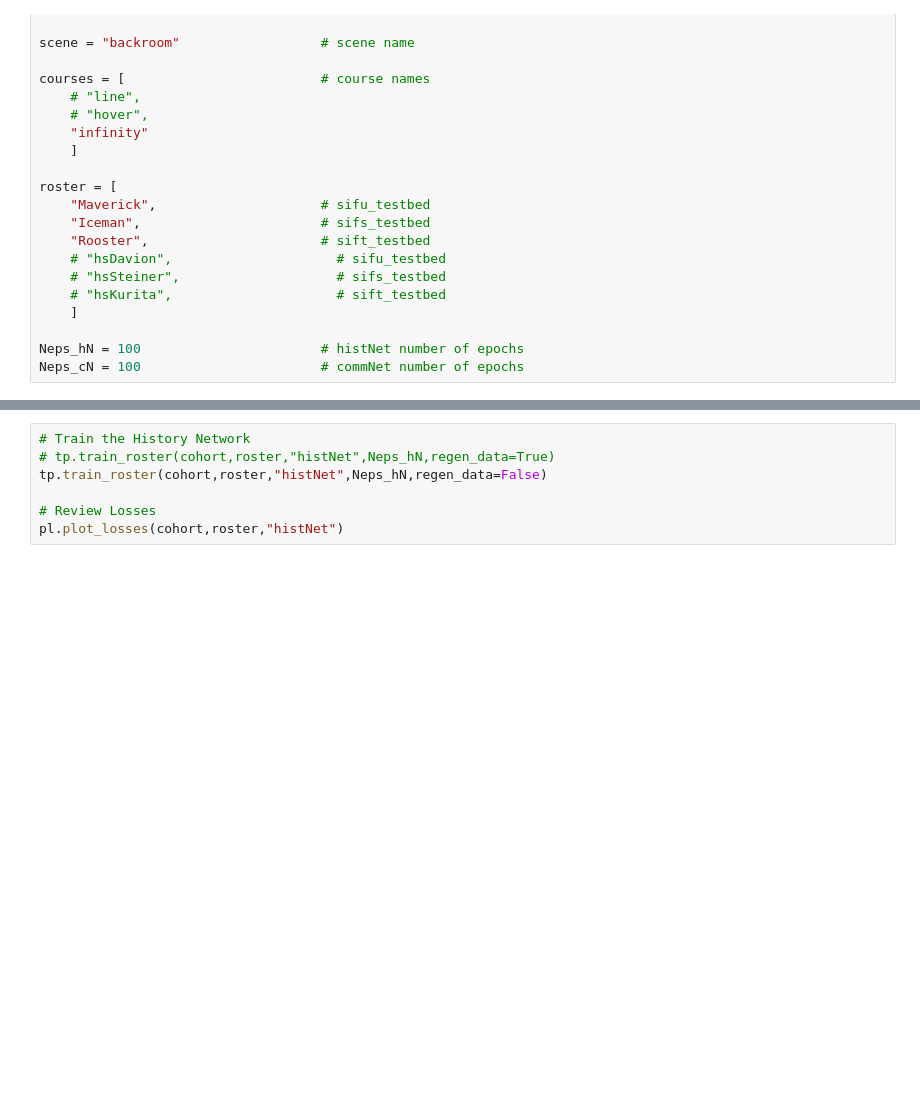
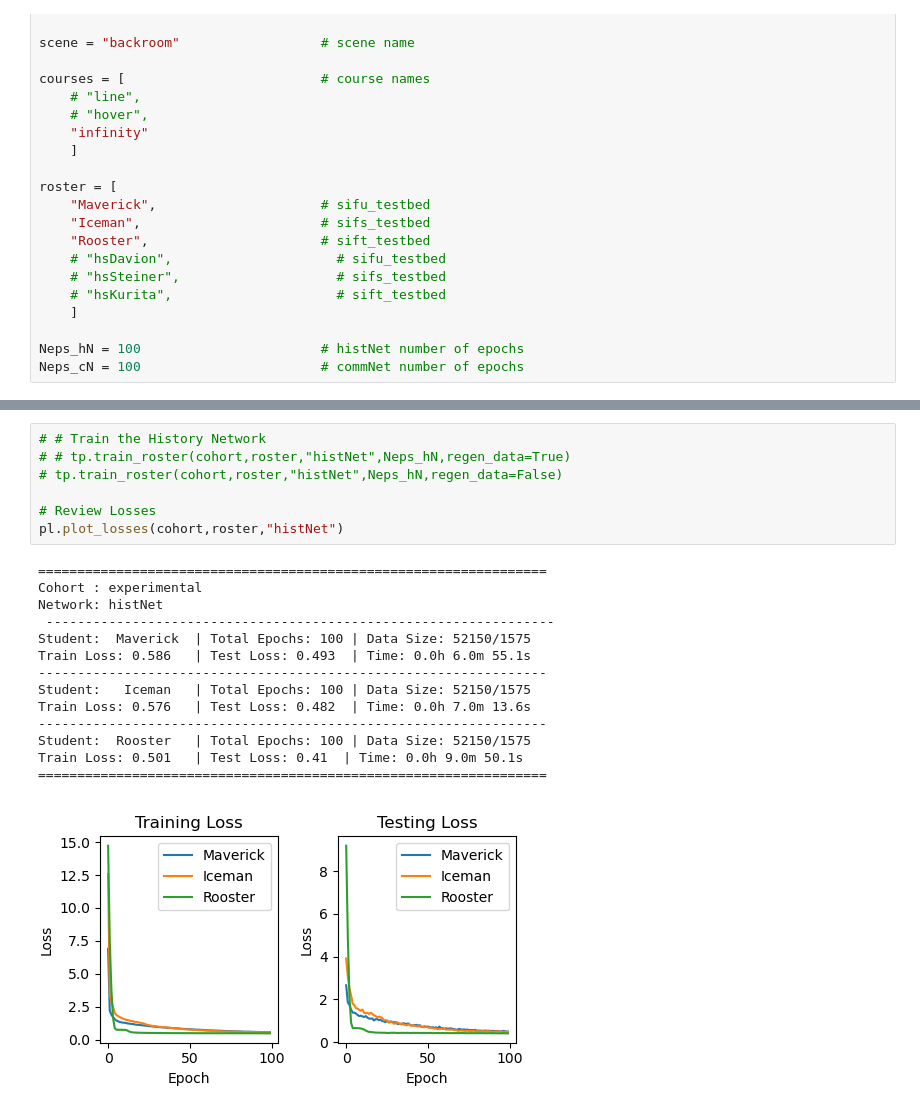
Before and after one commit to denisfliu/SousVide, a Jupyter notebook: notebooks/vit_general.ipynb, the cells around one changed output, grey strips where cells are left out. Cells and saved outputs as stored; diff of their text form; blank space fills up the shorter version.

```diff
--- a/notebooks/vit_general.ipynb
+++ b/notebooks/vit_general.ipynb
@@ -46,8 +53,23 @@ ps.plot_rollout_data(cohort,show_3D=False,show_time=False)
 # %%
-# Train the History Network
-# tp.train_roster(cohort,roster,"histNet",Neps_hN,regen_data=True)
-tp.train_roster(cohort,roster,"histNet",Neps_hN,regen_data=False)
+# # Train the History Network
+# # tp.train_roster(cohort,roster,"histNet",Neps_hN,regen_data=True)
+# tp.train_roster(cohort,roster,"histNet",Neps_hN,regen_data=False)
 
 # Review Losses
 pl.plot_losses(cohort,roster,"histNet")
+# %% [output]
+=================================================================
+Cohort : experimental
+Network: histNet
+ -----------------------------------------------------------------
+Student:  Maverick  | Total Epochs: 100 | Data Size: 52150/1575
+Train Loss: 0.586   | Test Loss: 0.493  | Time: 0.0h 6.0m 55.1s
+-----------------------------------------------------------------
+Student:   Iceman   | Total Epochs: 100 | Data Size: 52150/1575
+Train Loss: 0.576   | Test Loss: 0.482  | Time: 0.0h 7.0m 13.6s
+-----------------------------------------------------------------
+Student:  Rooster   | Total Epochs: 100 | Data Size: 52150/1575
+Train Loss: 0.501   | Test Loss: 0.41  | Time: 0.0h 9.0m 50.1s
+=================================================================
+[figure, added]
 # %%
```
Also changed, not shown: parts of 2 cells of this notebook, 1 other file.
